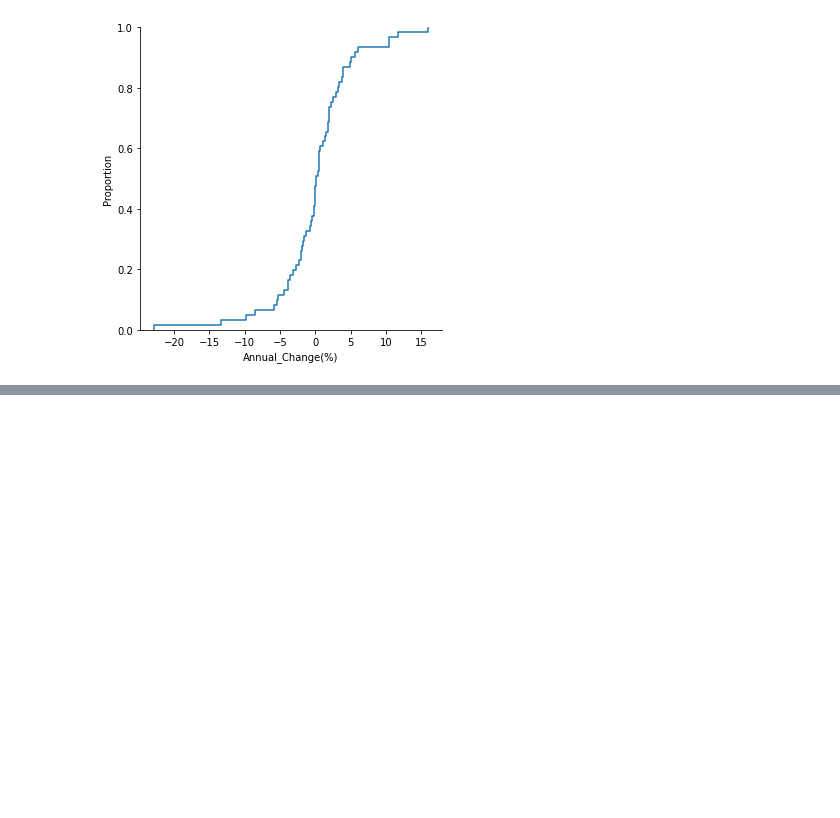
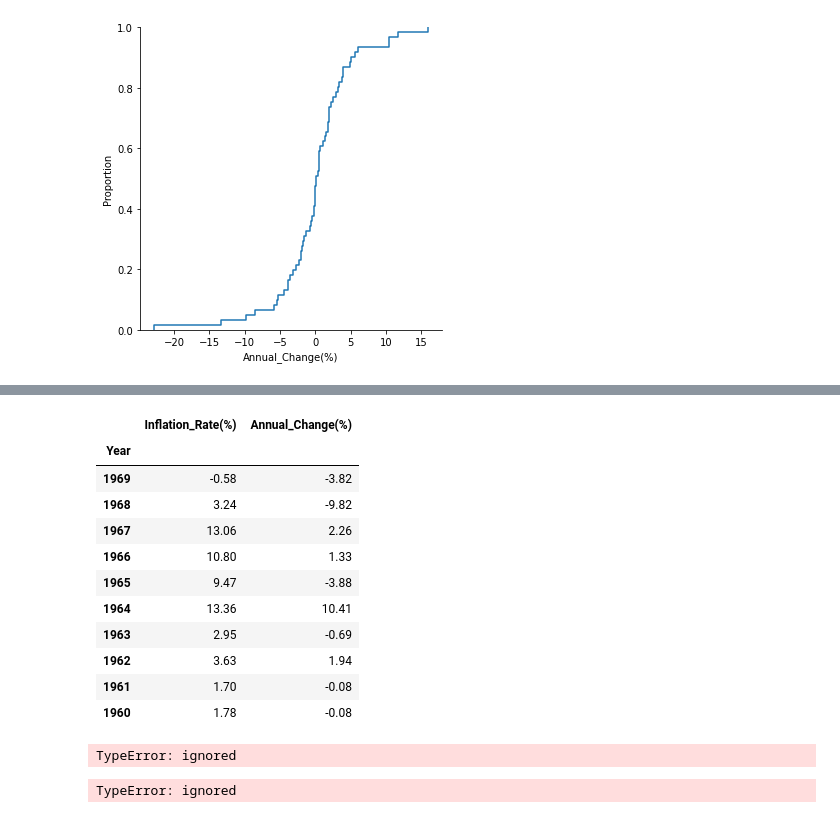
Before and after one commit to ch-aitali/assignments, a Jupyter notebook: P104_model_.ipynb, the cells around one changed output, grey strips where cells are left out. Drawn from its saved outputs; the diff is of its cells as text; code cells hidden in the pictures; blank space fills up the shorter version.

```diff
--- a/P104_model_.ipynb
+++ b/P104_model_.ipynb
@@ -303,0 +326,15 @@ Test
+# %%
+validation
+# %% [output]
+|  | Inflation_Rate(%) | Annual_Change(%) |
+| Year |  |  |
+| 1969 | -0.58 | -3.82 |
+| 1968 | 3.24 | -9.82 |
+| 1967 | 13.06 | 2.26 |
+| 1966 | 10.80 | 1.33 |
+| 1965 | 9.47 | -3.88 |
+| 1964 | 13.36 | 10.41 |
+| 1963 | 2.95 | -0.69 |
+| 1962 | 3.63 | 1.94 |
+| 1961 | 1.70 | -0.08 |
+| 1960 | 1.78 | -0.08 |
@@ -303,0 +353,40 @@ Test
+# %%
+# walk-forward validation
+import numpy as np
+history = [X for X in train]
+predictions = np.array(list(map(np.float, X)))
+
+for i in range(len(test)):
+    yhat = history[-1]
+    #predictions.concatenate(yhat)
+    numpy.append(predictions, yhat)
+
+# observation
+    obs= test[i]
+    #history.append(obs)
+    numpy.append( history, obs)
+print('>Predicted=%.2f, Expected=%.2f' % (yhat, obs))
+
+# report performance
+rmse = sqrt(mean_squared_error(test, predictions))
+print('RMSE: %.3f' % rmse)
+# %% [output]
+TypeError: ignored
+# %%
+# walk-forward validation
+def f(X):
+    return np.array(list(map(np.int, X)))
+history = [X for X in train]
+predictions = list()
+for i in range(len(test)):
+    yhat = history[-1]
+    predictions.append(yhat)
+# observation
+    obs = test[i]
+    history.append(obs)
+    print('>Predicted=%.3f, Expected=%.3f' % (yhat, obs))
+# report performance
+rmse = sqrt(mean_squared_error(test, predictions))
+print('RMSE: %.3f' % rmse)
+# %% [output]
+TypeError: ignored
```
Also changed, not shown: parts of 26 cells of this notebook.
